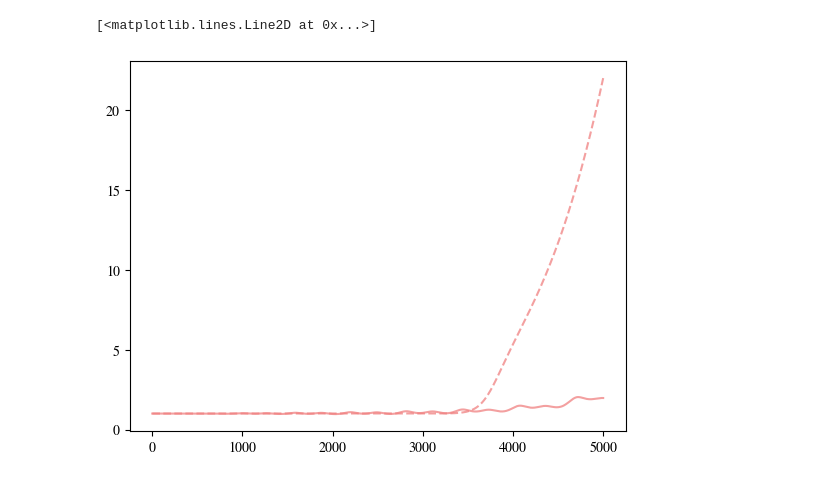
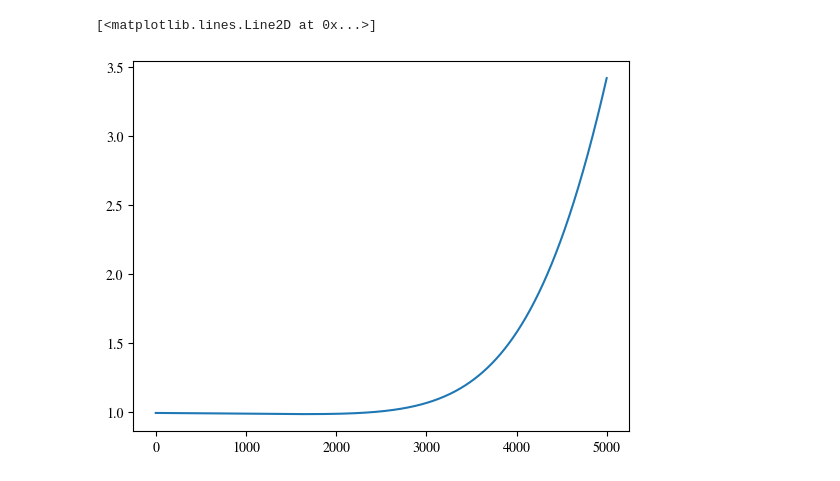
Before and after one commit to flapbat/cmb_lensing_tail, a Jupyter notebook: cross_correlation.ipynb, the cells around one changed output. Cells and saved outputs as stored; diff of their text form; code cells hidden in the pictures.

```diff
--- a/cross_correlation.ipynb
+++ b/cross_correlation.ipynb
@@ -136,28 +143,16 @@ plt.show()
-# %%
-def lensing_tail_fit1(ell, ombh2, omch2, a, ns):
-    x5 = a / 3.043 - 1
-    x2 = omch2/fid_omch2 -1
-    x1 = ombh2/fid_ombh2 -1
-    x6 = ns / 0.965 - 1
-    #print(1/(x1 + 0.6429) * x1 * x2**2 )
-
-    beta_1 = 0.6838
-    beta_2 = 2803.1562
-    beta_3 = 3752.098
-    beta_4 = 107.009
-    alpha =  6
-    sigm = (1 + np.exp(-(ell-beta_3)/beta_4))**(-1)
-
-    poly = (beta_1*(ell/beta_2)**alpha - 1)
-
-    L = poly*sigm + 1
-
-    return L
+# %%
+omb=0.03
+omc=0.12
+ns=1
+As=3.8
+
+d=lensing_tail_fit1(ells,omb,omc,As,ns)
+plt.plot(d)
+# %% [output]
+[<matplotlib.lines.Line2D at 0x...>]
+[figure, added]
 # %%
 lensings_fit = [lensing_tail_fit1(ells, _ombs[i], _omcs[i],_as[i], _ns[i]) for i in range(n)]
-plt.plot(ells, lensings_fit[-1], color = color_key[i], linestyle = "dashed", alpha = 0.75)
-plt.plot(ells, lensings_camb[-1], color = color_key[i], label = label_key[i], alpha = 0.75)
+#plt.plot(ells, lensings_fit[-1], color = color_key[i], linestyle = "dashed", alpha = 0.75)
+#plt.plot(ells, lensings_camb[-1], color = color_key[i], label = label_key[i], alpha = 0.75)
 #plt.ylim(0, 3)
-# %% [output]
-[<matplotlib.lines.Line2D at 0x...>]
-[figure, removed]
```
Also changed, not shown: parts of 4 cells of this notebook, 5 other files.
